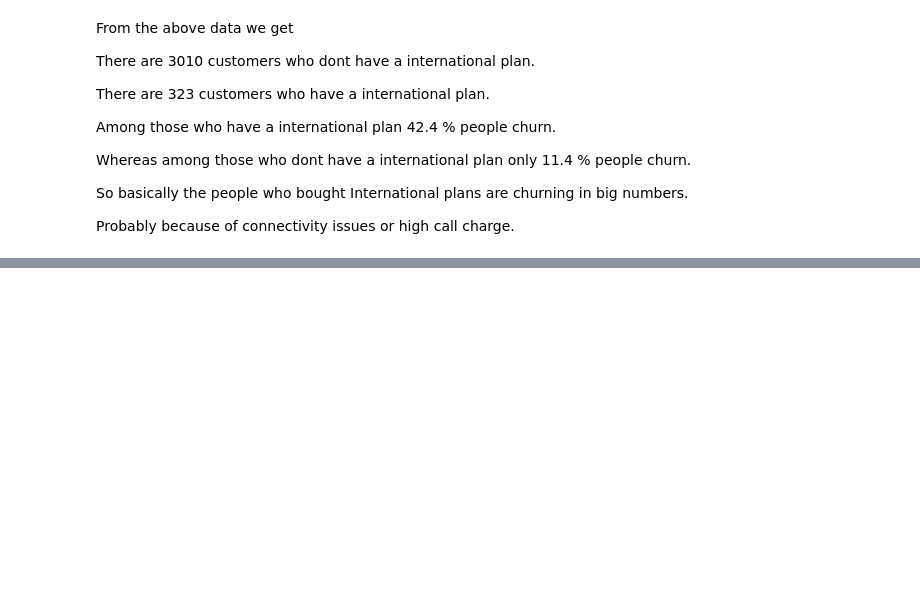
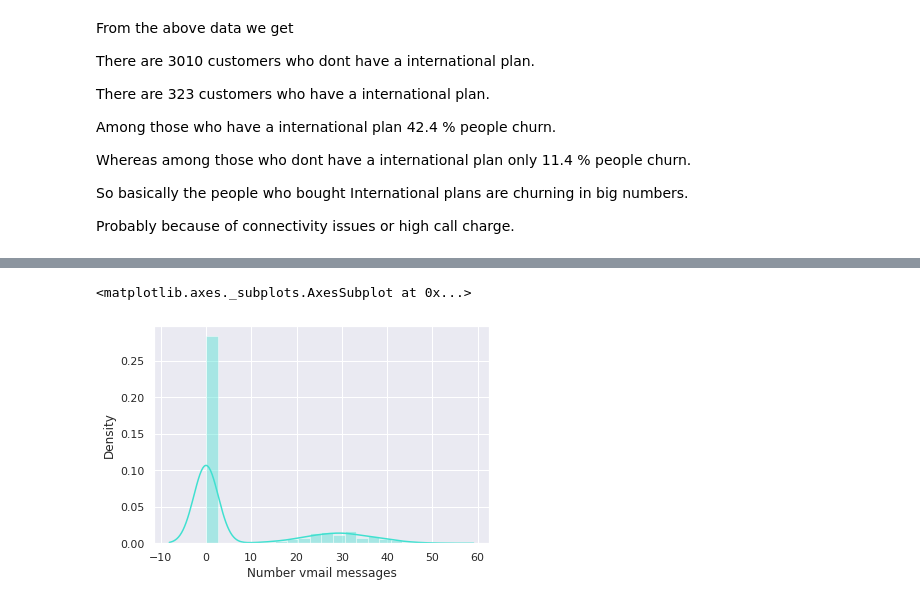
Before and after one commit to rubeshajith/EDA-on-Telecom-Churn-Data, a Jupyter notebook: Telecom_Churn_Analysis_Capstone_Project.ipynb, the cells around one changed output, grey strips where cells are left out. Drawn from its saved outputs; the diff is of its cells as text; code cells hidden in the pictures; blank space fills up the shorter version.

```diff
--- a/Telecom_Churn_Analysis_Capstone_Project.ipynb
+++ b/Telecom_Churn_Analysis_Capstone_Project.ipynb
@@ -420,0 +488,8 @@ Probably because of connectivity issues or high call charge.
+# %%
+sns.set_palette("BuPu")
+# %%
+#Analysing by using displot diagram
+sns.distplot(df['Number vmail messages'],color="turquoise")
+# %% [output]
+<matplotlib.axes._subplots.AxesSubplot at 0x...>
+[figure, added]
```
Also changed, not shown: parts of 17 cells of this notebook.
